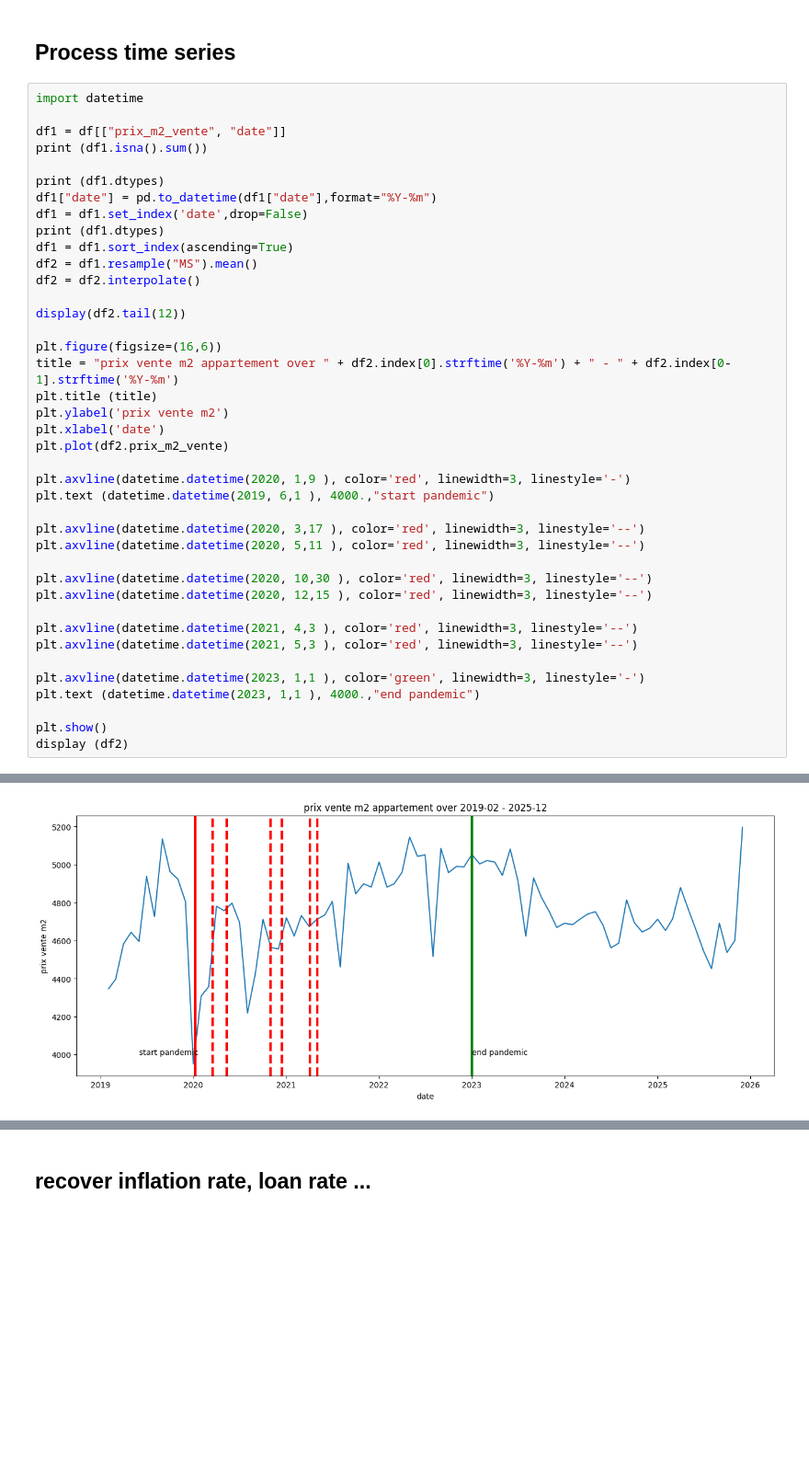
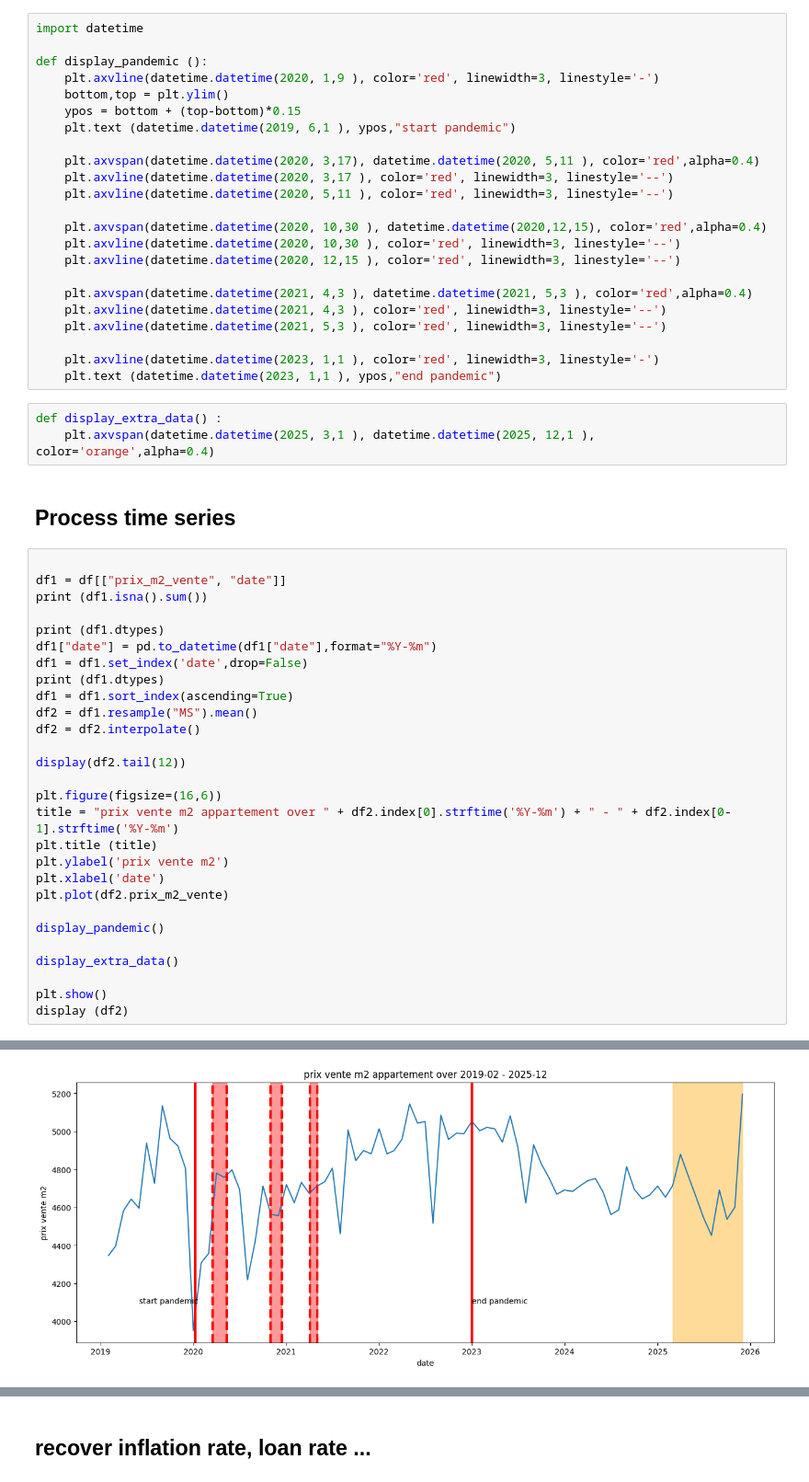
Before and after one commit to Clement2169/immocv, a Jupyter notebook: notebooks/PredictionAppartement.ipynb, the cells around one changed output, grey strips where cells are left out. Shown at 92% size. Drawn from its saved outputs; the diff is of its cells as text; blank space fills up the shorter version.

```diff
--- a/notebooks/PredictionAppartement.ipynb
+++ b/notebooks/PredictionAppartement.ipynb
@@ -261,10 +261,35 @@ if MediumPlotActive :
 print ("************** prix_m2_vente : x >= x.quantile(0.002)) & (x <= x.quantile(0.998) ***************************")
 # %% [output]
 ************** prix_m2_vente : x >= x.quantile(0.002)) & (x <= x.quantile(0.998) ***************************
+# %%
+import datetime
+
+def display_pandemic ():
+    plt.axvline(datetime.datetime(2020, 1,9 ), color='red', linewidth=3, linestyle='-')
+    bottom,top = plt.ylim()
+    ypos = bottom + (top-bottom)*0.15
+    plt.text (datetime.datetime(2019, 6,1 ), ypos,"start pandemic")
+
+    plt.axvspan(datetime.datetime(2020, 3,17), datetime.datetime(2020, 5,11 ), color='red',alpha=0.4)
+    plt.axvline(datetime.datetime(2020, 3,17 ), color='red', linewidth=3, linestyle='--')
+    plt.axvline(datetime.datetime(2020, 5,11 ), color='red', linewidth=3, linestyle='--')
+
+    plt.axvspan(datetime.datetime(2020, 10,30 ), datetime.datetime(2020,12,15), color='red',alpha=0.4)
+    plt.axvline(datetime.datetime(2020, 10,30 ), color='red', linewidth=3, linestyle='--')
+    plt.axvline(datetime.datetime(2020, 12,15 ), color='red', linewidth=3, linestyle='--')
+
+    plt.axvspan(datetime.datetime(2021, 4,3 ), datetime.datetime(2021, 5,3 ), color='red',alpha=0.4)
+    plt.axvline(datetime.datetime(2021, 4,3 ), color='red', linewidth=3, linestyle='--')
+    plt.axvline(datetime.datetime(2021, 5,3 ), color='red', linewidth=3, linestyle='--')
+
+    plt.axvline(datetime.datetime(2023, 1,1 ), color='red', linewidth=3, linestyle='-')
+    plt.text (datetime.datetime(2023, 1,1 ), ypos,"end pandemic")
+# %%
+def display_extra_data() :
+    plt.axvspan(datetime.datetime(2025, 3,1 ), datetime.datetime(2025, 12,1 ), color='orange',alpha=0.4)
 # %% [markdown]
 ## Process time series
 # %%
-import datetime
 
 df1 = df[["prix_m2_vente", "date"]]
 print (df1.isna().sum())
@@ -286,53 +311,42 @@ plt.ylabel('prix vente m2')
 plt.xlabel('date')
 plt.plot(df2.prix_m2_vente)
 
-plt.axvline(datetime.datetime(2020, 1,9 ), color='red', linewidth=3, linestyle='-')
-plt.text (datetime.datetime(2019, 6,1 ), 4000.,"start pandemic")
+display_pandemic()
 
-plt.axvline(datetime.datetime(2020, 3,17 ), color='red', linewidth=3, linestyle='--')
-plt.axvline(datetime.datetime(2020, 5,11 ), color='red', linewidth=3, linestyle='--')
-
-plt.axvline(datetime.datetime(2020, 10,30 ), color='red', linewidth=3, linestyle='--')
-plt.axvline(datetime.datetime(2020, 12,15 ), color='red', linewidth=3, linestyle='--')
-
-plt.axvline(datetime.datetime(2021, 4,3 ), color='red', linewidth=3, linestyle='--')
-plt.axvline(datetime.datetime(2021, 5,3 ), color='red', linewidth=3, linestyle='--')
-
-plt.axvline(datetime.datetime(2023, 1,1 ), color='green', linewidth=3, linestyle='-')
-plt.text (datetime.datetime(2023, 1,1 ), 4000.,"end pandemic")
+display_extra_data()
 
 plt.show()
 display (df2)
 # %% [output]
 prix_m2_vente    0
 date             0
 dtype: int64
 prix_m2_vente    float64
 date              object
 dtype: object
 prix_m2_vente           float64
 date             datetime64[ns]
 dtype: object
 A value is trying to be set on a copy of a slice from a DataFrame.
 Try using .loc[row_indexer,col_indexer] = value instead
 
 See the caveats in the documentation: https://pandas.pydata.org/pandas-docs/stable/user_guide/indexing.html#returning-a-view-versus-a-copy
   df1["date"] = pd.to_datetime(df1["date"],format="%Y-%m")
 |  | prix_m2_vente | date |
 | date |  |  |
 | 2025-01-01 | 4712.364447 | 2024-12-31 23:59:59.999999744 |
 | 2025-02-01 | 4653.598622 | 2025-02-01 00:00:00.000000000 |
 | 2025-03-01 | 4714.943824 | 2025-03-01 00:00:00.000000000 |
 | 2025-04-01 | 4879.409615 | 2025-04-01 00:00:00.000000000 |
 | 2025-05-01 | 4767.797507 | 2025-05-01 08:00:00.000000000 |
 | 2025-06-01 | 4656.185398 | 2025-05-31 16:00:00.000000000 |
 | 2025-07-01 | 4544.573290 | 2025-07-01 00:00:00.000000000 |
 | 2025-08-01 | 4452.751555 | 2025-08-01 00:00:00.000000000 |
 | 2025-09-01 | 4691.698509 | 2025-09-01 00:00:00.000000000 |
 | 2025-10-01 | 4537.504116 | 2025-10-01 00:00:00.000000000 |
 | 2025-11-01 | 4601.358466 | 2025-10-31 23:59:59.999999744 |
 | 2025-12-01 | 5196.255784 | 2025-12-01 00:00:00.000000000 |
-[figure, old version]
+[figure, new version]
 |  | prix_m2_vente | date |
 | date |  |  |
 | 2019-02-01 | 4346.828981 | 2019-02-01 00:00:00.000000000 |
```
Also changed, not shown: parts of 1 cell of this notebook, 1 other file.
